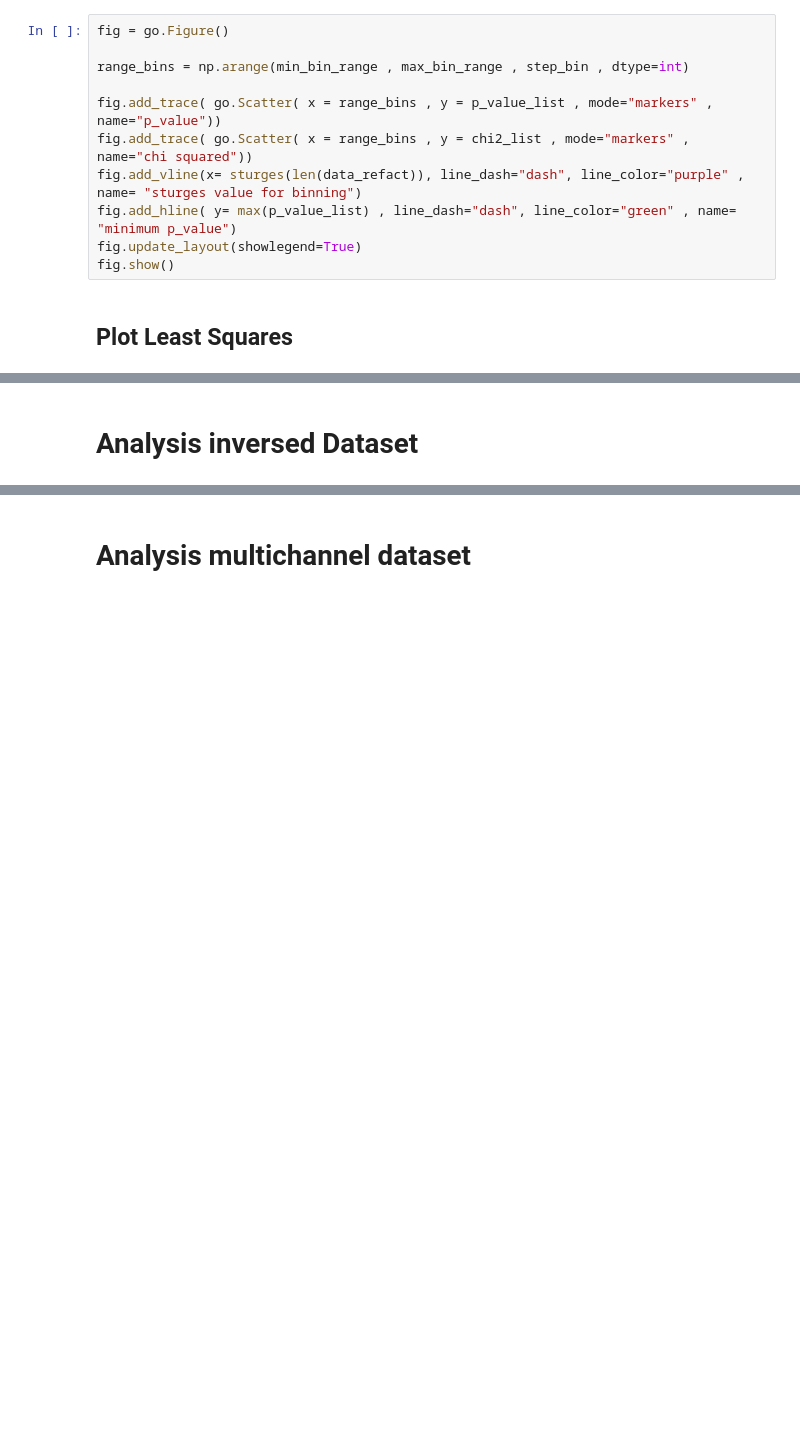
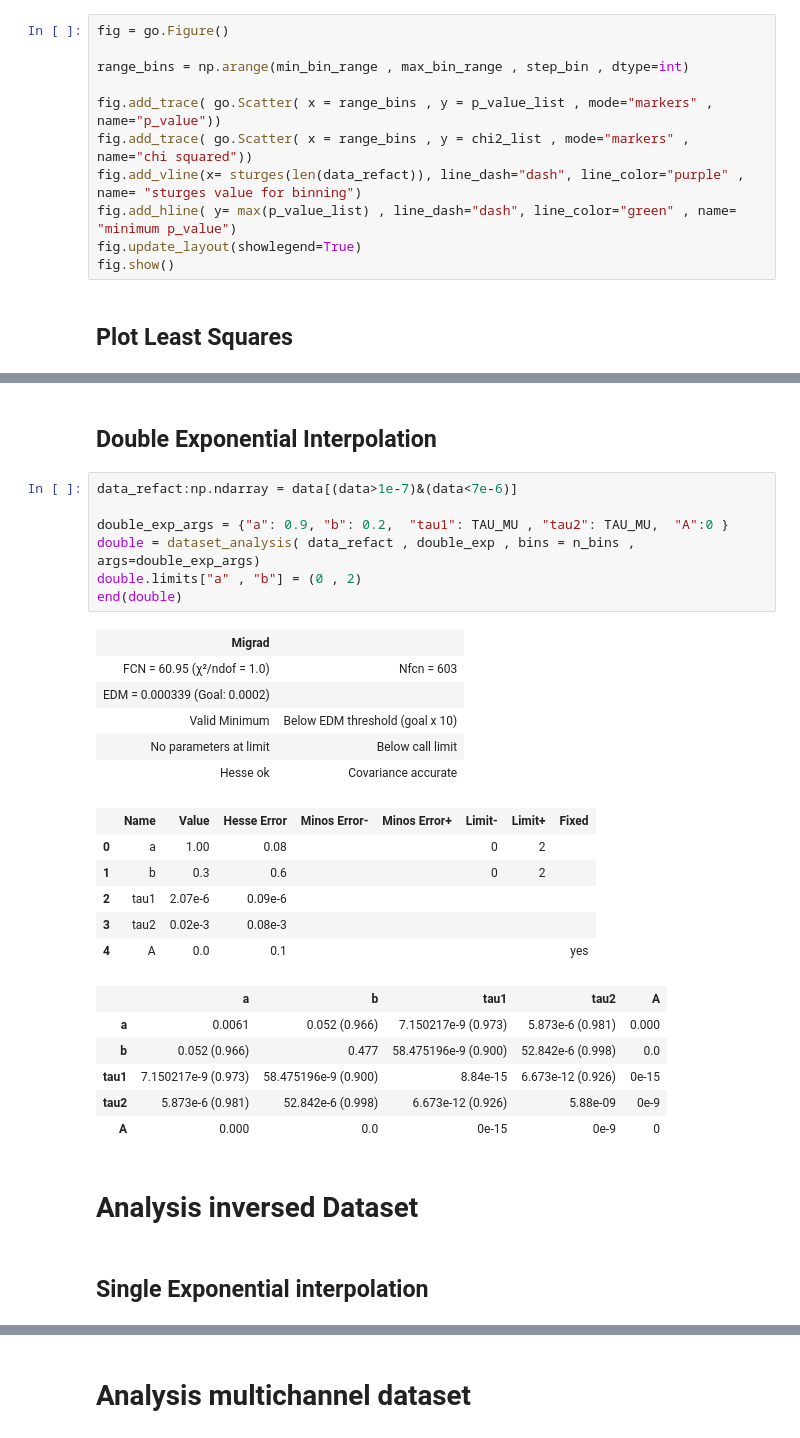
Before and after one commit to Matti-z/Lab-muons, a Jupyter notebook: hist_definitivo.ipynb, the cells around one changed output, grey strips where cells are left out. Drawn from its saved outputs; the diff is of its cells as text; blank space fills up the shorter version.

```diff
--- a/hist_definitivo.ipynb
+++ b/hist_definitivo.ipynb
@@ -357,5 +365,35 @@ minuit.hesse()
+# %% [markdown]
+## Double Exponential Interpolation
+# %%
+data_refact:np.ndarray = data[(data>1e-7)&(data<7e-6)]
+
+double_exp_args = {"a": 0.9, "b": 0.2,  "tau1": TAU_MU , "tau2": TAU_MU,  "A":0 }
+double = dataset_analysis( data_refact , double_exp , bins = n_bins , args=double_exp_args)
+double.limits["a" , "b"] = (0 , 2)
+end(double)
+# %% [output]
+| Migrad |  |
+| FCN = 60.95 (χ²/ndof = 1.0) | Nfcn = 603 |
+| EDM = 0.000339 (Goal: 0.0002) |  |
+| Valid Minimum | Below EDM threshold (goal x 10) |
+| No parameters at limit | Below call limit |
+| Hesse ok | Covariance accurate |
+|  | Name | Value | Hesse Error | Minos Error- | Minos Error+ | Limit- | Limit+ | Fixed |
+| 0 | a | 1.00 | 0.08 |  |  | 0 | 2 |  |
+| 1 | b | 0.3 | 0.6 |  |  | 0 | 2 |  |
+| 2 | tau1 | 2.07e-6 | 0.09e-6 |  |  |  |  |  |
+| 3 | tau2 | 0.02e-3 | 0.08e-3 |  |  |  |  |  |
+| 4 | A | 0.0 | 0.1 |  |  |  |  | yes |
+|  | a | b | tau1 | tau2 | A |
+| a | 0.0061 | 0.052 (0.966) | 7.150217e-9 (0.973) | 5.873e-6 (0.981) | 0.000 |
+| b | 0.052 (0.966) | 0.477 | 58.475196e-9 (0.900) | 52.842e-6 (0.998) | 0.0 |
+| tau1 | 7.150217e-9 (0.973) | 58.475196e-9 (0.900) | 8.84e-15 | 6.673e-12 (0.926) | 0e-15 |
+| tau2 | 5.873e-6 (0.981) | 52.842e-6 (0.998) | 6.673e-12 (0.926) | 5.88e-09 | 0e-9 |
+| A | 0.000 | 0.0 | 0e-15 | 0e-9 | 0 |
 # %% [markdown]
 # Analysis inversed Dataset
+# %% [markdown]
+## Single Exponential interpolation
 # %%
 data_refact = inv_data_1[(inv_data_1 > 3e-7)&(inv_data_1 < 7.6e-6)]
 
```
Also changed, not shown: parts of 10 cells of this notebook.
